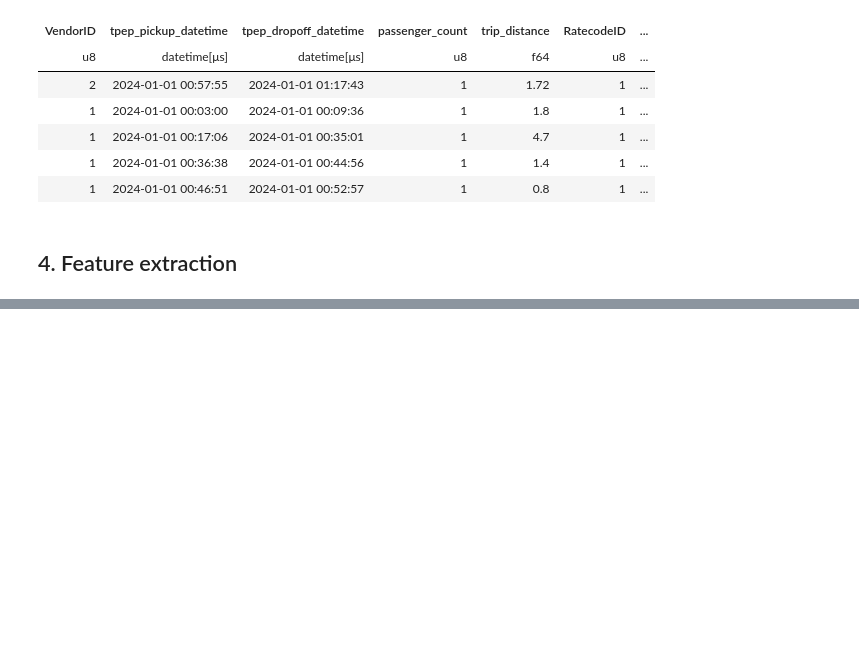
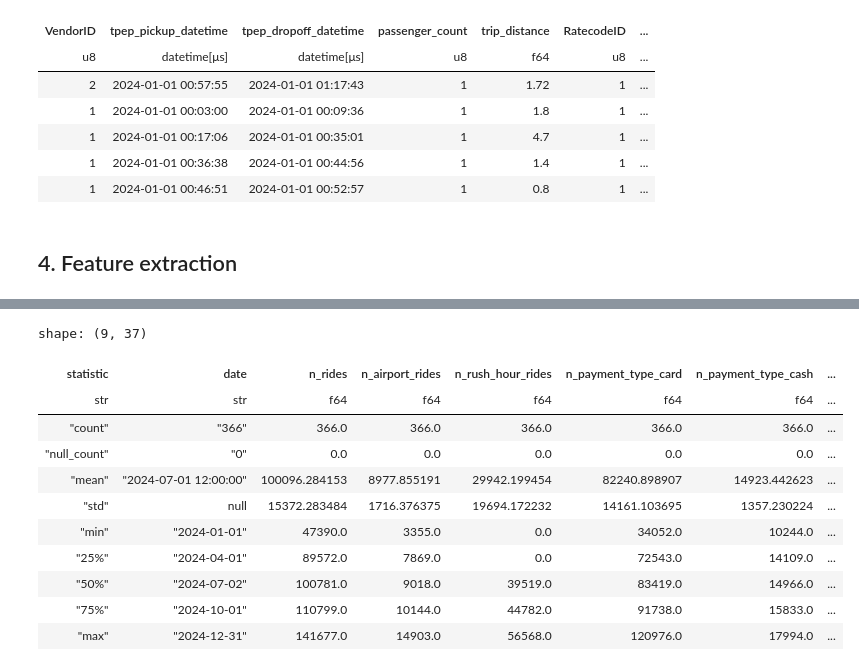
Before and after one commit to p3t3rzb/MLOps_course_AGH_lab03, a Jupyter notebook: homework.ipynb, the cells around one changed output, grey strips where cells are left out. Saved outputs shown, nothing was run; the diff lists cells and outputs as text; code cells hidden in the pictures; blank space fills up the shorter version.

```diff
--- a/homework.ipynb
+++ b/homework.ipynb
@@ -235,0 +254,15 @@ dataset.write_parquet("dataset.parquet")
+# %%
+dataset.describe()
+# %% [output]
+shape: (9, 37)
+| statistic | date | n_rides | n_airport_rides | n_rush_hour_rides | n_payment_type_card | n_payment_type_cash | ... |
+| str | str | f64 | f64 | f64 | f64 | f64 | ... |
+| "count" | "366" | 366.0 | 366.0 | 366.0 | 366.0 | 366.0 | ... |
+| "null_count" | "0" | 0.0 | 0.0 | 0.0 | 0.0 | 0.0 | ... |
+| "mean" | "2024-07-01 12:00:00" | 100096.284153 | 8977.855191 | 29942.199454 | 82240.898907 | 14923.442623 | ... |
+| "std" | null | 15372.283484 | 1716.376375 | 19694.172232 | 14161.103695 | 1357.230224 | ... |
+| "min" | "2024-01-01" | 47390.0 | 3355.0 | 0.0 | 34052.0 | 10244.0 | ... |
+| "25%" | "2024-04-01" | 89572.0 | 7869.0 | 0.0 | 72543.0 | 14109.0 | ... |
+| "50%" | "2024-07-02" | 100781.0 | 9018.0 | 39519.0 | 83419.0 | 14966.0 | ... |
+| "75%" | "2024-10-01" | 110799.0 | 10144.0 | 44782.0 | 91738.0 | 15833.0 | ... |
+| "max" | "2024-12-31" | 141677.0 | 14903.0 | 56568.0 | 120976.0 | 17994.0 | ... |
```
Also changed, not shown: parts of 7 cells of this notebook.
